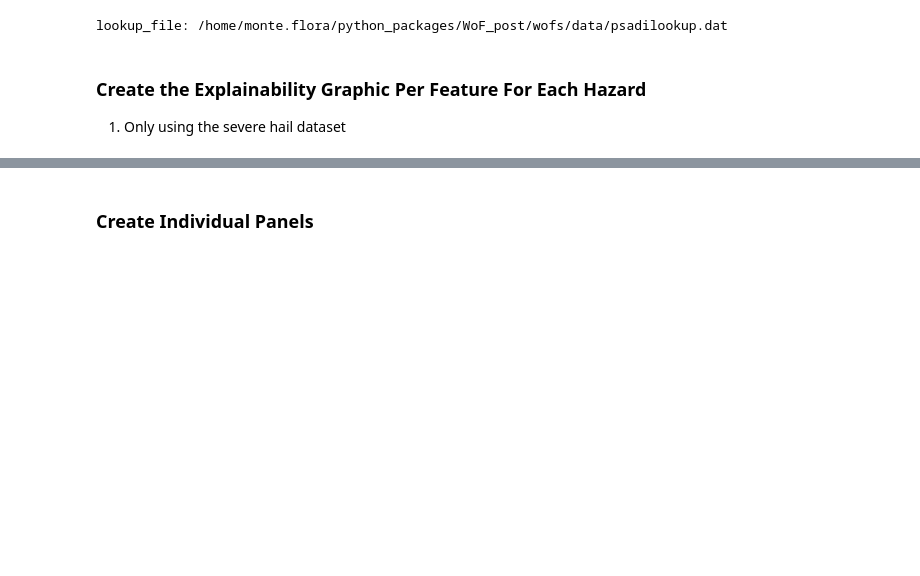
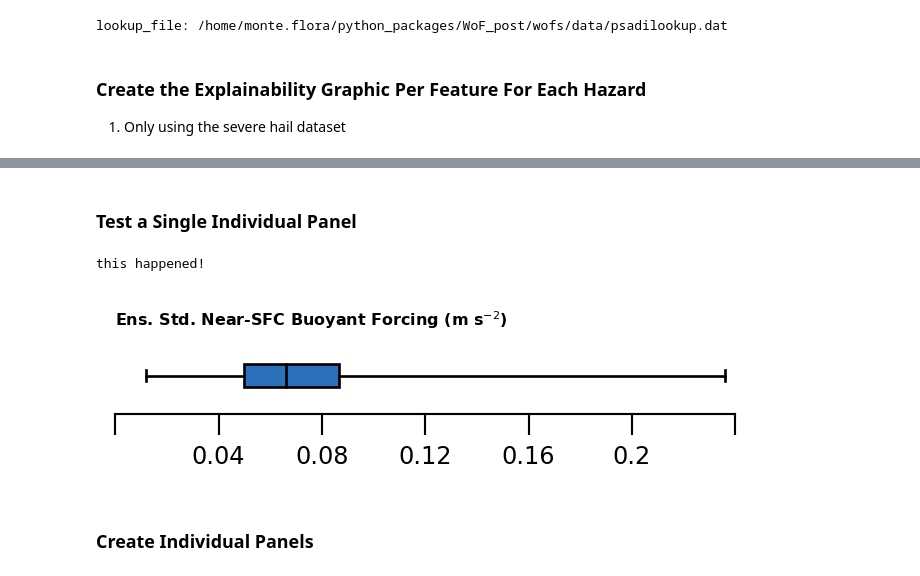
Before and after one commit to NOAA-National-Severe-Storms-Laboratory/frdd-wofs-ml-severe, a Jupyter notebook: wofs_ml_severe/explain/cbwofs_explainability_graphics.ipynb, the cells around one changed output, grey strips where cells are left out. Drawn from its saved outputs; the diff is of its cells as text; code cells hidden in the pictures; blank space fills up the shorter version.

Commit message:
updates for the explain graphics

```diff
--- a/wofs_ml_severe/explain/cbwofs_explainability_graphics.ipynb
+++ b/wofs_ml_severe/explain/cbwofs_explainability_graphics.ipynb
@@ -195,3 +192,25 @@ def get_target_str(target):
             target = 'all_severe'
 
     return target
+# %%
+%matplotlib inline
+target = 'hail_severe_0km'
+
+data = joblib.load(
+    '/work/mflora/ML_DATA/NEW_ML_MODELS/LogisticRegression_all_severe_None_first_hour_realtime.joblib')
+features = data['X'].columns
+
+target_str = get_target_str(target)
+print(target_str.upper())
+df, y_train, metadata = load_ml_data(target,
+                 lead_time = 'first_hour',
+                 mode = None,
+                 baseline=False,
+                 return_only_df=False,
+                 load_reduced=True,
+                 base_path = '/work/mflora/ML_DATA/DATA',
+                )
+X_train = df[features]
+
+# Impute missing values.
+X_train = pd.DataFrame(SimpleImputer().fit_transform(X_train), columns=X_train.columns)
@@ -198,2 +240,15 @@ def get_target_str(target):
+# %% [markdown]
+### Test a Single Individual Panel
+# %%
+%matplotlib inline
+feature = 'buoyancy__time_min__ens_std__spatial_mean'
+
+explainer = cbWoFSExplainabilityGraphics(X_train.astype(float), y_train)
+fig, _ = explainer.create_local(feature, target_str)
+
+#explainer.save_local(fig, feature, target_str)
+# %% [output]
+this happened!
+[figure, added]
 # %% [markdown]
 ### Create Individual Panels
```
Also changed, not shown: parts of 7 cells of this notebook, 6 other files.
